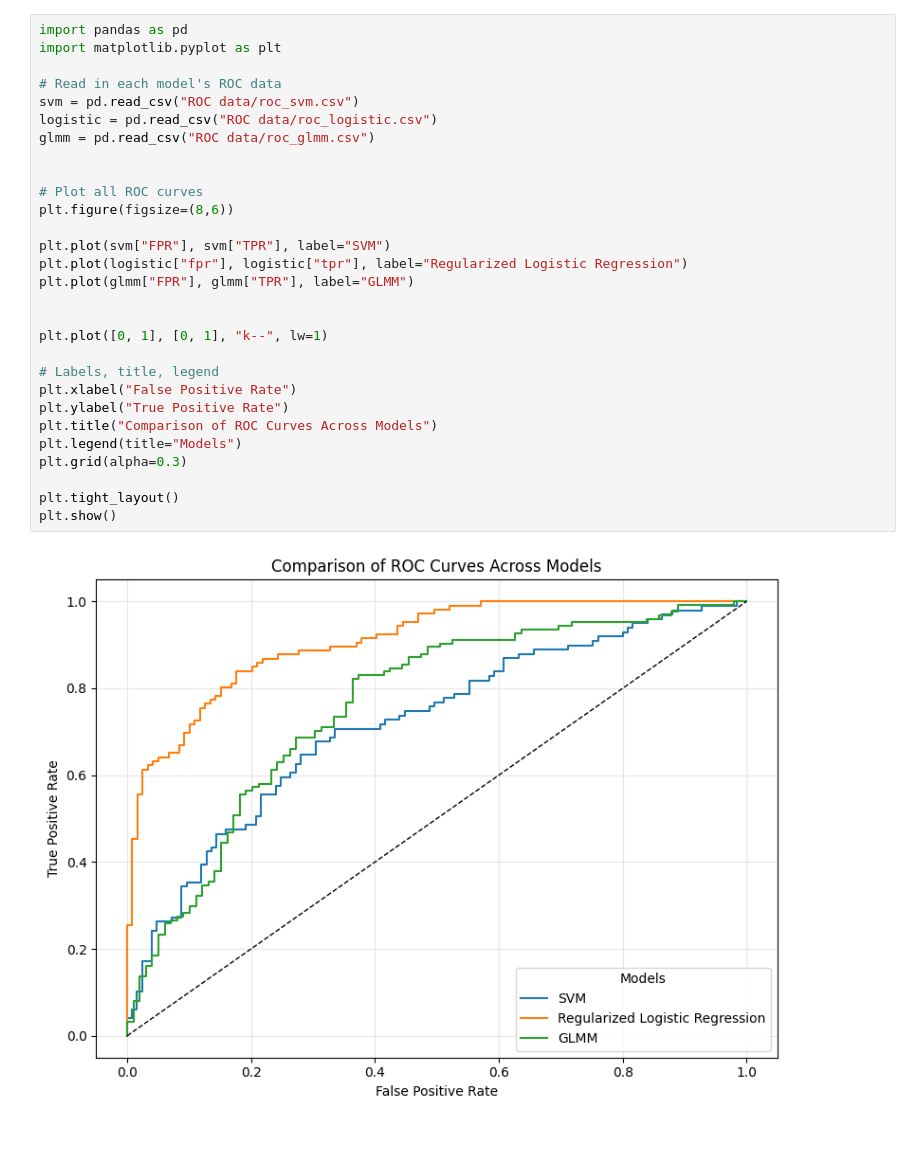
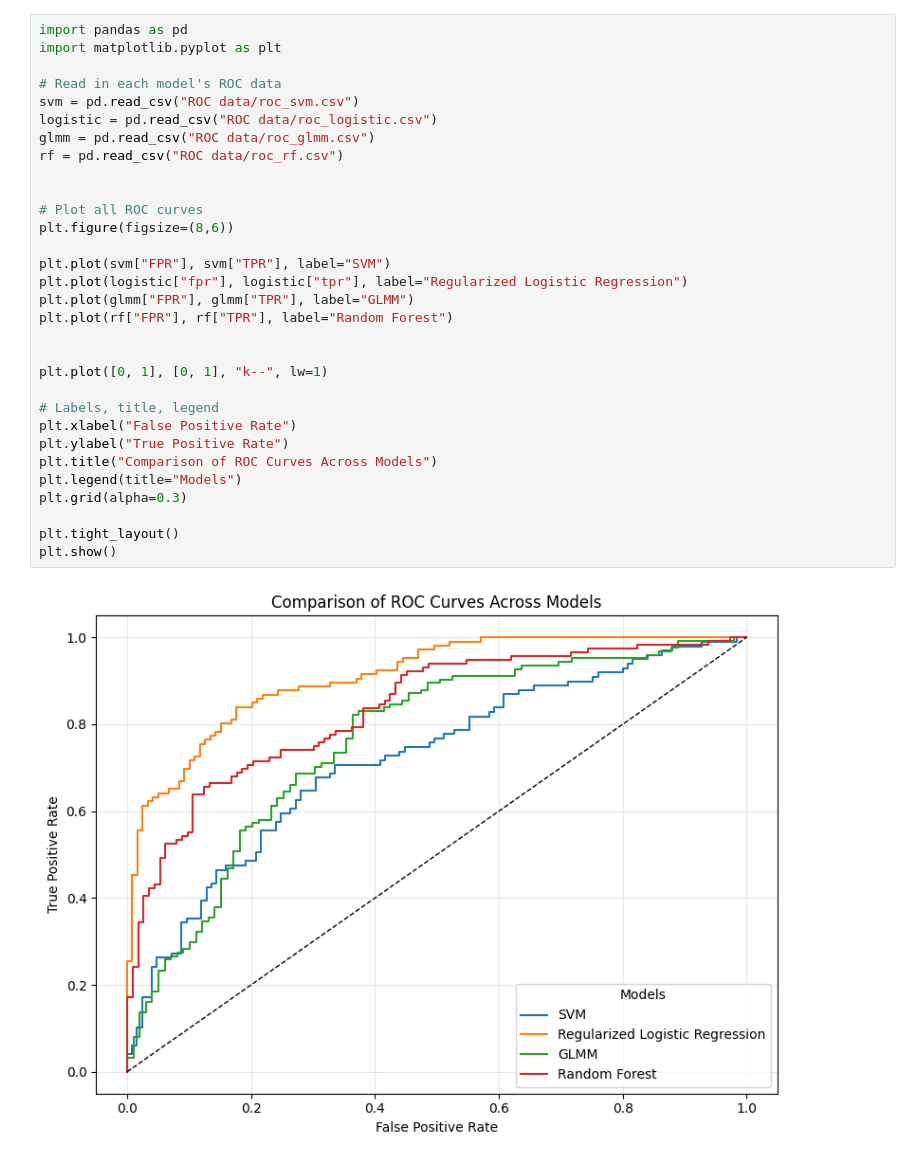
Before and after one commit to y-oth/dst_assessment1, a Jupyter notebook: Report/conclusion.ipynb, the cells around one changed output. Saved outputs shown, nothing was run; the diff lists cells and outputs as text.

Commit message:
added rf to ROC curve

```diff
--- a/Report/conclusion.ipynb
+++ b/Report/conclusion.ipynb
@@ -5,31 +5,33 @@ To conclude, in this notebook we will plot all of our models and compare their p
 # %%
 import pandas as pd
 import matplotlib.pyplot as plt
 
 # Read in each model's ROC data
 svm = pd.read_csv("ROC data/roc_svm.csv")
 logistic = pd.read_csv("ROC data/roc_logistic.csv")
 glmm = pd.read_csv("ROC data/roc_glmm.csv")
+rf = pd.read_csv("ROC data/roc_rf.csv")
 
 
 # Plot all ROC curves
 plt.figure(figsize=(8,6))
 
 plt.plot(svm["FPR"], svm["TPR"], label="SVM")
 plt.plot(logistic["fpr"], logistic["tpr"], label="Regularized Logistic Regression")
 plt.plot(glmm["FPR"], glmm["TPR"], label="GLMM")
+plt.plot(rf["FPR"], rf["TPR"], label="Random Forest")
 
 
 plt.plot([0, 1], [0, 1], "k--", lw=1)
 
 # Labels, title, legend
 plt.xlabel("False Positive Rate")
 plt.ylabel("True Positive Rate")
 plt.title("Comparison of ROC Curves Across Models")
 plt.legend(title="Models")
 plt.grid(alpha=0.3)
 
 plt.tight_layout()
 plt.show()
 # %% [output]
-[figure, old version]
+[figure, new version]
```
Also changed, not shown: parts of 2 cells of this notebook.
